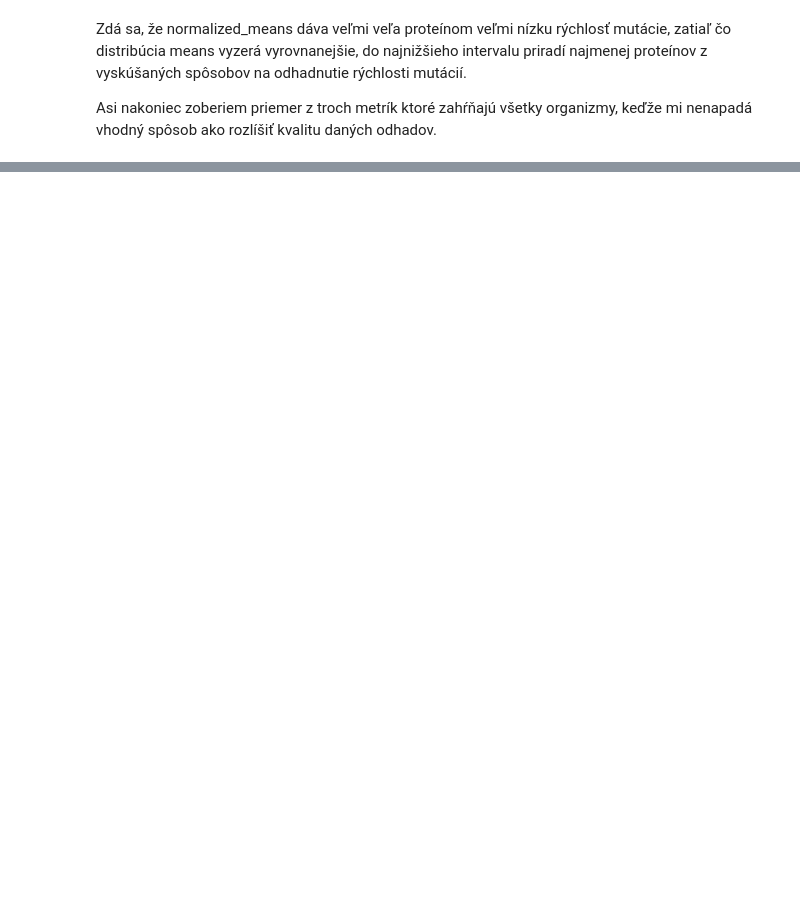
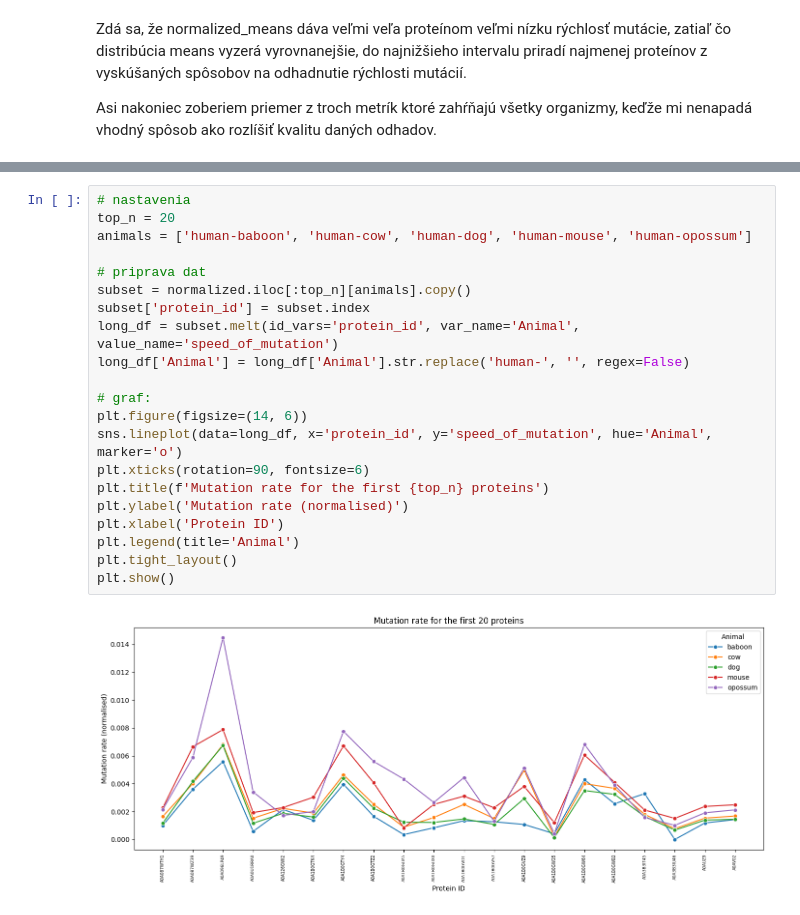
Before and after one commit to pilatova/prot-viz-data, a Jupyter notebook: test.ipynb, the cells around one changed output, grey strips where cells are left out. Saved outputs shown, nothing was run; the diff lists cells and outputs as text; blank space fills up the shorter version.

```diff
--- a/test.ipynb
+++ b/test.ipynb
@@ -224,0 +250,23 @@ sns.displot(mean_mean)
+# %%
+# nastavenia
+top_n = 20
+animals = ['human-baboon', 'human-cow', 'human-dog', 'human-mouse', 'human-opossum']
+
+# priprava dat
+subset = normalized.iloc[:top_n][animals].copy()
+subset['protein_id'] = subset.index
+long_df = subset.melt(id_vars='protein_id', var_name='Animal', value_name='speed_of_mutation')
+long_df['Animal'] = long_df['Animal'].str.replace('human-', '', regex=False)
+
+# graf:
+plt.figure(figsize=(14, 6))
+sns.lineplot(data=long_df, x='protein_id', y='speed_of_mutation', hue='Animal', marker='o')
+plt.xticks(rotation=90, fontsize=6)
+plt.title(f'Mutation rate for the first {top_n} proteins')
+plt.ylabel('Mutation rate (normalised)')
+plt.xlabel('Protein ID')
+plt.legend(title='Animal')
+plt.tight_layout()
+plt.show()
+# %% [output]
+[figure, added]
```
Also changed, not shown: parts of 7 cells of this notebook.
